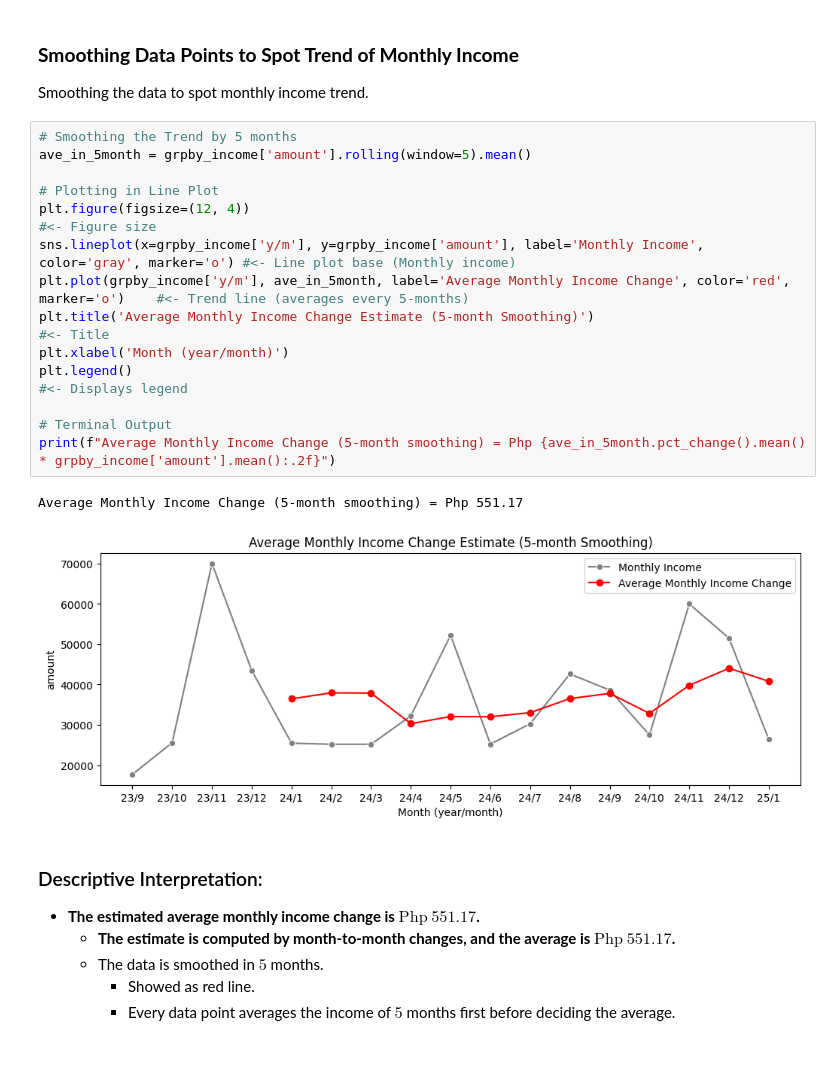
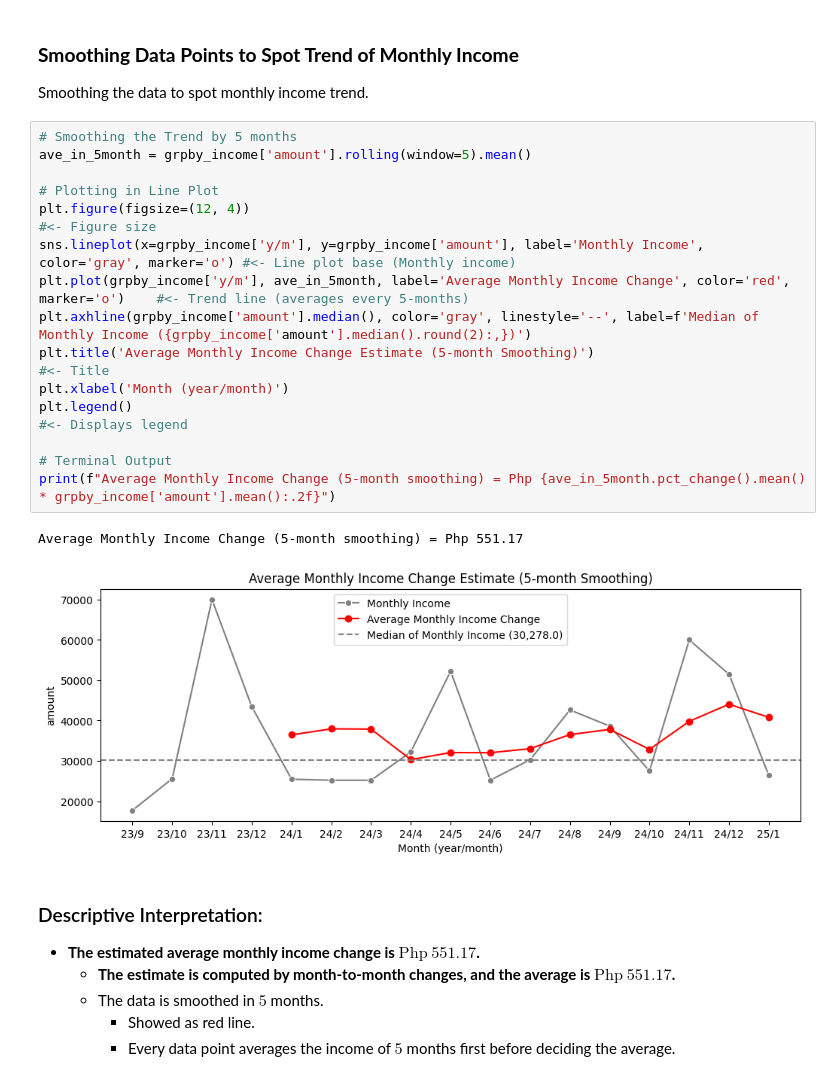
Before and after one commit to Ivan-Alexis-Tan/Finance-Manager, a Jupyter notebook: Personal Finance Analysis.ipynb, the cells around one changed output. Drawn from its saved outputs; the diff is of its cells as text.

```diff
--- a/Personal Finance Analysis.ipynb
+++ b/Personal Finance Analysis.ipynb
@@ -1814,20 +1848,21 @@ Smoothing the data to spot monthly income trend.
 # %%
 # Smoothing the Trend by 5 months
 ave_in_5month = grpby_income['amount'].rolling(window=5).mean()
 
 # Plotting in Line Plot
 plt.figure(figsize=(12, 4))                                                                                     #<- Figure size
 sns.lineplot(x=grpby_income['y/m'], y=grpby_income['amount'], label='Monthly Income', color='gray', marker='o') #<- Line plot base (Monthly income)
 plt.plot(grpby_income['y/m'], ave_in_5month, label='Average Monthly Income Change', color='red', marker='o')    #<- Trend line (averages every 5-months)
+plt.axhline(grpby_income['amount'].median(), color='gray', linestyle='--', label=f'Median of Monthly Income ({grpby_income['amount'].median().round(2):,})')
 plt.title('Average Monthly Income Change Estimate (5-month Smoothing)')                                         #<- Title
 plt.xlabel('Month (year/month)')
 plt.legend()                                                                                                    #<- Displays legend
 
 # Terminal Output
 print(f"Average Monthly Income Change (5-month smoothing) = Php {ave_in_5month.pct_change().mean() * grpby_income['amount'].mean():.2f}")
 # %% [output]
 Average Monthly Income Change (5-month smoothing) = Php 551.17
-[figure, old version]
+[figure, new version]
 # %% [markdown]
 ### Descriptive Interpretation:
 - **The estimated average monthly income change is $\text{Php}\: 551.17$.**
```
Also changed, not shown: parts of 5 cells of this notebook, 2 other files.
